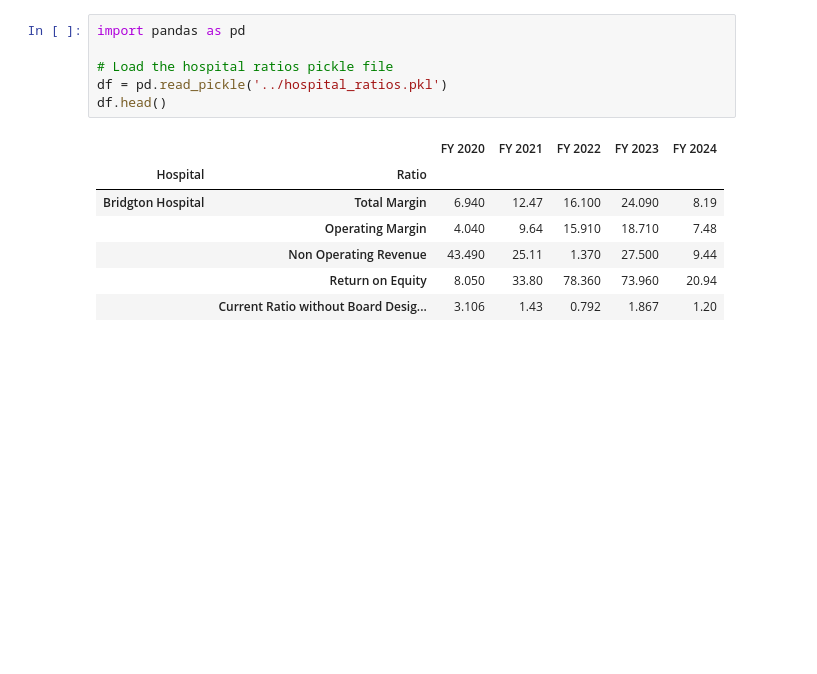
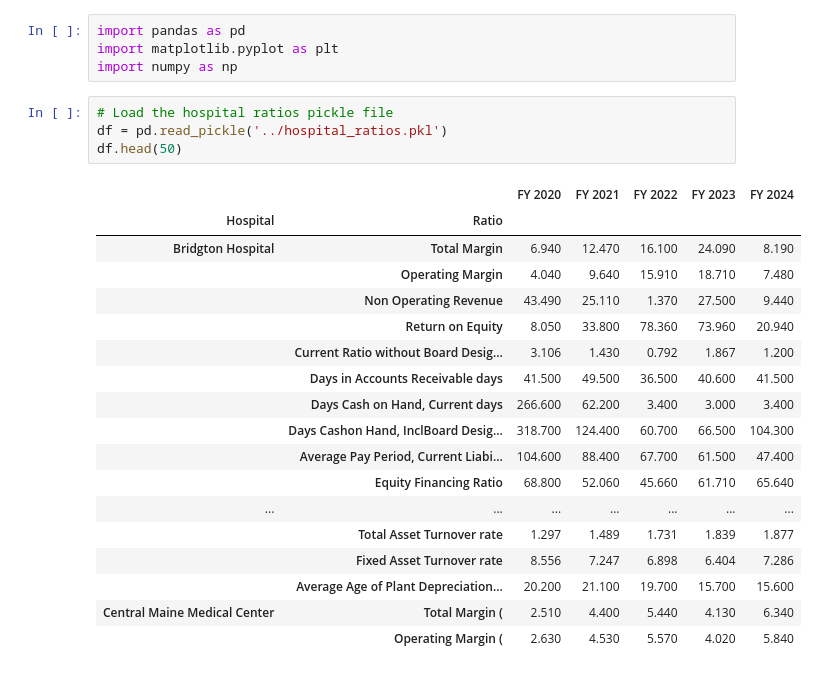
Before and after one commit to bsawyerg15/maine-hospital-fin-health, a Jupyter notebook: notebooks/ratio_exploration.ipynb, the cells around one changed output. Drawn from its saved outputs; the diff is of its cells as text; blank space fills up the shorter version.

```diff
--- a/notebooks/ratio_exploration.ipynb
+++ b/notebooks/ratio_exploration.ipynb
@@ -1,14 +1,27 @@
+# %%
+import pandas as pd
+import matplotlib.pyplot as plt
+import numpy as np
 # %%
-import pandas as pd
-
 # Load the hospital ratios pickle file
 df = pd.read_pickle('../hospital_ratios.pkl')
-df.head()
+df.head(50)
 # %% [output]
 |  |  | FY 2020 | FY 2021 | FY 2022 | FY 2023 | FY 2024 |
 | Hospital | Ratio |  |  |  |  |  |
-| Bridgton Hospital | Total Margin | 6.940 | 12.47 | 16.100 | 24.090 | 8.19 |
-|  | Operating Margin | 4.040 | 9.64 | 15.910 | 18.710 | 7.48 |
-|  | Non Operating Revenue | 43.490 | 25.11 | 1.370 | 27.500 | 9.44 |
-|  | Return on Equity | 8.050 | 33.80 | 78.360 | 73.960 | 20.94 |
-|  | Current Ratio without Board Desig... | 3.106 | 1.43 | 0.792 | 1.867 | 1.20 |
+| Bridgton Hospital | Total Margin | 6.940 | 12.470 | 16.100 | 24.090 | 8.190 |
+|  | Operating Margin | 4.040 | 9.640 | 15.910 | 18.710 | 7.480 |
+|  | Non Operating Revenue | 43.490 | 25.110 | 1.370 | 27.500 | 9.440 |
+|  | Return on Equity | 8.050 | 33.800 | 78.360 | 73.960 | 20.940 |
+|  | Current Ratio without Board Desig... | 3.106 | 1.430 | 0.792 | 1.867 | 1.200 |
+|  | Days in Accounts Receivable days | 41.500 | 49.500 | 36.500 | 40.600 | 41.500 |
+|  | Days Cash on Hand, Current days | 266.600 | 62.200 | 3.400 | 3.000 | 3.400 |
+|  | Days Cashon Hand, InclBoard Desig... | 318.700 | 124.400 | 60.700 | 66.500 | 104.300 |
+|  | Average Pay Period, Current Liabi... | 104.600 | 88.400 | 67.700 | 61.500 | 47.400 |
+|  | Equity Financing Ratio | 68.800 | 52.060 | 45.660 | 61.710 | 65.640 |
+| ... | ... | ... | ... | ... | ... | ... |
+|  | Total Asset Turnover rate | 1.297 | 1.489 | 1.731 | 1.839 | 1.877 |
+|  | Fixed Asset Turnover rate | 8.556 | 7.247 | 6.898 | 6.404 | 7.286 |
+|  | Average Age of Plant Depreciation... | 20.200 | 21.100 | 19.700 | 15.700 | 15.600 |
+| Central Maine Medical Center | Total Margin ( | 2.510 | 4.400 | 5.440 | 4.130 | 6.340 |
+|  | Operating Margin ( | 2.630 | 4.530 | 5.570 | 4.020 | 5.840 |
```
Also changed, not shown: parts of 5 cells of this notebook, 1 other file.
